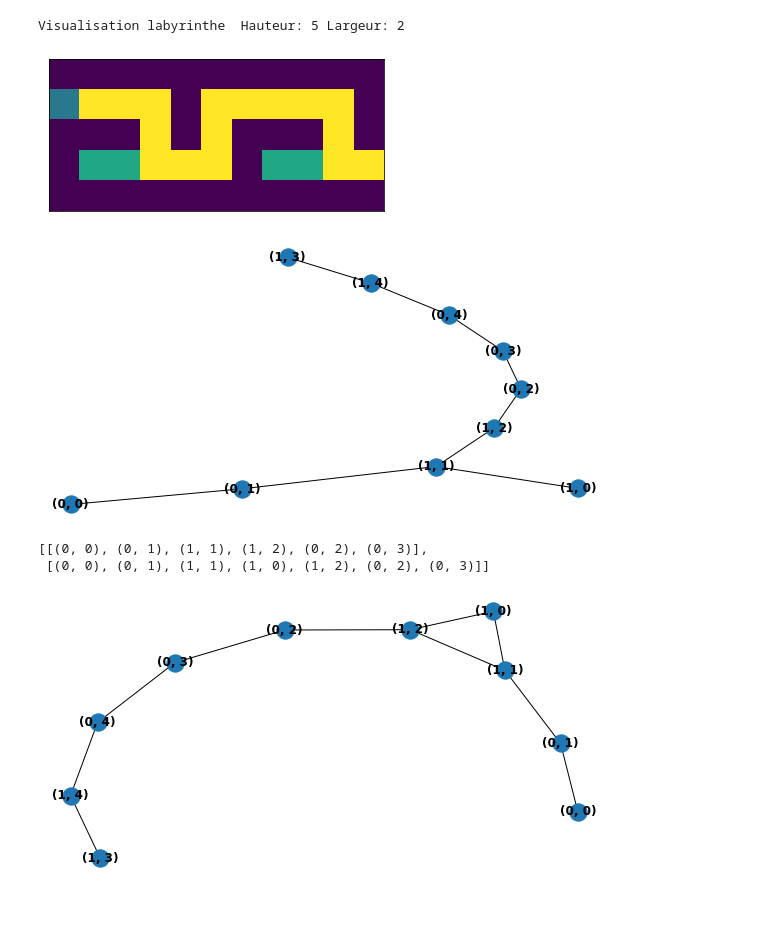
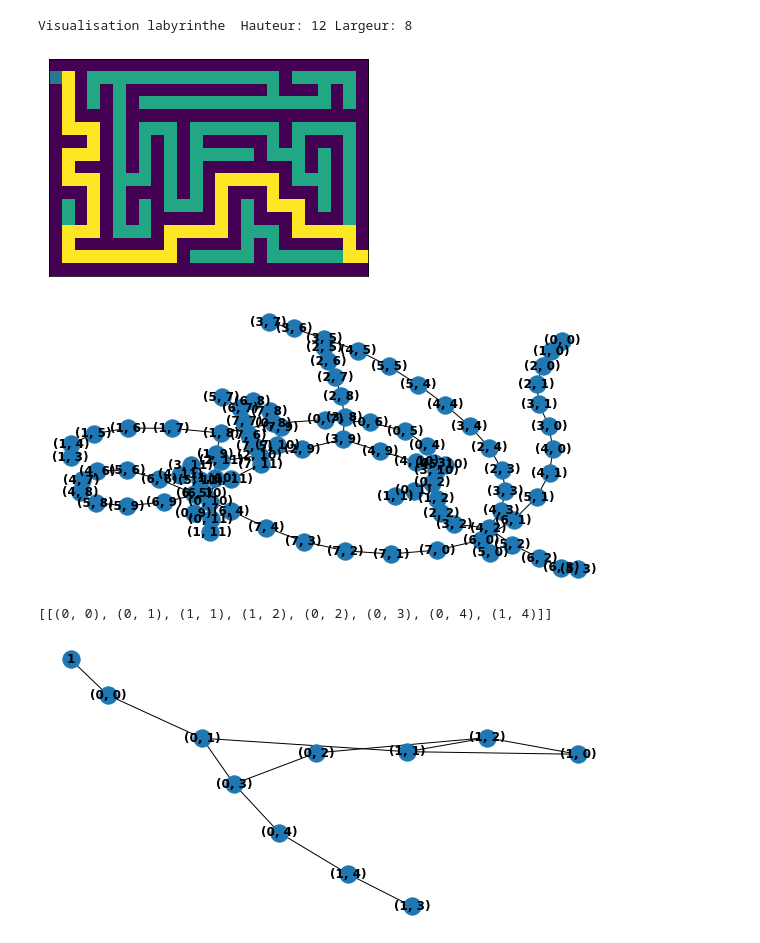
Before and after one commit to SaciaHouioua/BriefgraphLaby, a Jupyter notebook: labyrinthe.ipynb, the cells around one changed output. Cells and saved outputs as stored; diff of their text form; code cells hidden in the pictures; blank space fills up the shorter version.

```diff
--- a/labyrinthe.ipynb
+++ b/labyrinthe.ipynb
@@ -102,24 +110,24 @@ def visNx (dic):
     nx.draw(g, ax = ax, with_labels=True, font_weight='bold')
 # %%
 # Dimensions de la grille:
-LARGEUR = 5
-HAUTEUR = 2
+LARGEUR = 12
+HAUTEUR = 8
 
 print(f"Visualisation labyrinthe  Hauteur: {LARGEUR} Largeur: {HAUTEUR}")
 dic = {(0,0) : None}
 
 parcours = dfs((0,0))
 
 dic = convDic (parcours)
 
 path=find_path(dic, (0, 0), (HAUTEUR-1,LARGEUR-1))
 
 labyrinthe = ColerPath (parcours, path)
 
 printLay (labyrinthe)
 
 visNx (dic)
 # %% [output]
-Visualisation labyrinthe  Hauteur: 5 Largeur: 2
+Visualisation labyrinthe  Hauteur: 12 Largeur: 8
-[figure, old version]
+[figure, new version]
-[figure, old version]
+[figure, new version]
@@ -148,15 +166,15 @@ dic = {(0, 0): {(0, 1): 1},
  (1, 4): {(0, 4): 1, (1, 3): 1},
  (1, 3): {(1, 4): 1},
  (1, 0): {(1, 1): 1}}
-# %%
-paths
-# %% [output]
-[[(0, 0), (0, 1), (1, 1), (1, 2), (0, 2), (0, 3)],
- [(0, 0), (0, 1), (1, 1), (1, 0), (1, 2), (0, 2), (0, 3)]]
+# %%
+paths = find_all_paths(dic1, (0,0), (1,4))
+paths
+# %% [output]
+[[(0, 0), (0, 1), (1, 1), (1, 2), (0, 2), (0, 3), (0, 4), (1, 4)]]
 # %%
-visNx (dic)
+visNx (dic1)
 # %% [output]
-[figure, old version]
+[figure, new version]
 # %%
 print(find_all_paths(dic, (0, 0), (0,3)))
 # %% [output]
```
Also changed, not shown: parts of 7 cells of this notebook.
